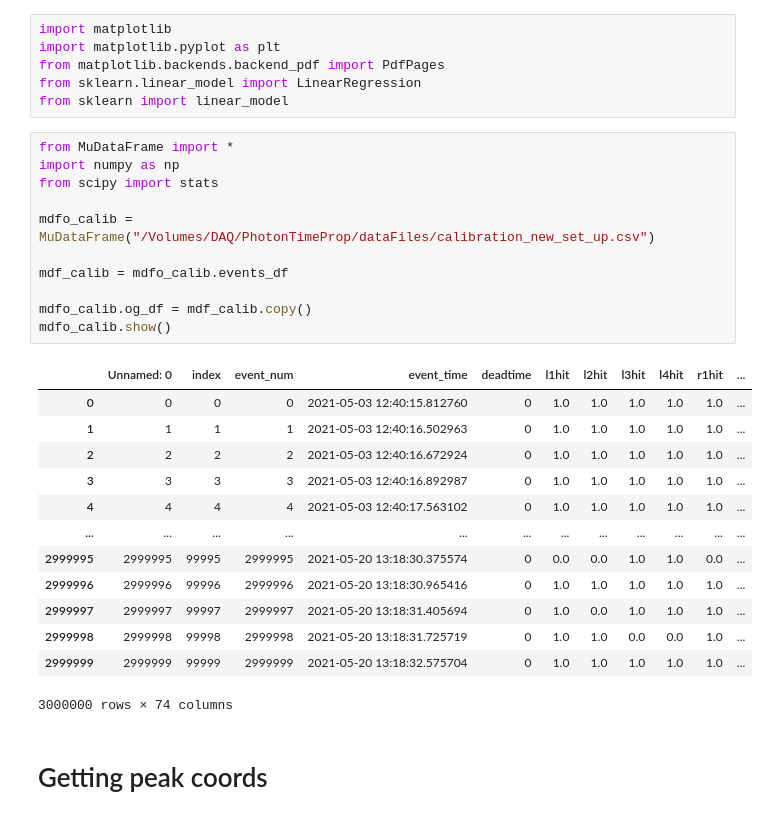
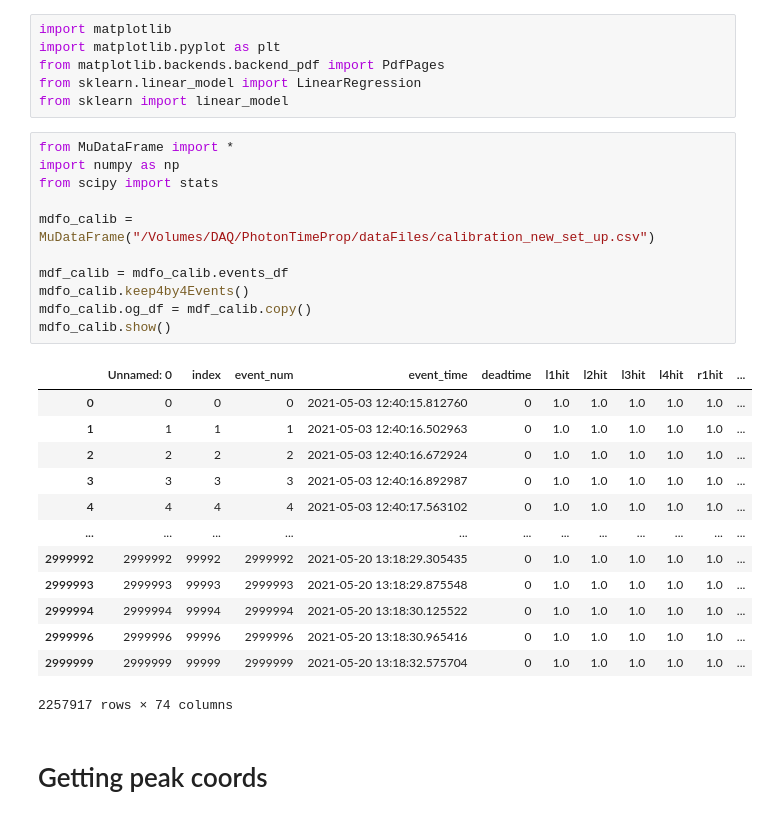
Before and after one commit to shanto268/CrateAnalysis, a Jupyter notebook: PhotonTimePropPreds.ipynb, the cells around one changed output. Saved outputs shown, nothing was run; the diff lists cells and outputs as text.

```diff
--- a/PhotonTimePropPreds.ipynb
+++ b/PhotonTimePropPreds.ipynb
@@ -7,28 +7,28 @@ from sklearn import linear_model
 # %%
 from MuDataFrame import *
 import numpy as np
 from scipy import stats
 
 mdfo_calib = MuDataFrame("/Volumes/DAQ/PhotonTimeProp/dataFiles/calibration_new_set_up.csv")
 
 mdf_calib = mdfo_calib.events_df
-
+mdfo_calib.keep4by4Events()
 mdfo_calib.og_df = mdf_calib.copy()
 mdfo_calib.show()
 # %% [output]
 |  | Unnamed: 0 | index | event_num | event_time | deadtime | l1hit | l2hit | l3hit | l4hit | r1hit | ... |
 | 0 | 0 | 0 | 0 | 2021-05-03 12:40:15.812760 | 0 | 1.0 | 1.0 | 1.0 | 1.0 | 1.0 | ... |
 | 1 | 1 | 1 | 1 | 2021-05-03 12:40:16.502963 | 0 | 1.0 | 1.0 | 1.0 | 1.0 | 1.0 | ... |
 | 2 | 2 | 2 | 2 | 2021-05-03 12:40:16.672924 | 0 | 1.0 | 1.0 | 1.0 | 1.0 | 1.0 | ... |
 | 3 | 3 | 3 | 3 | 2021-05-03 12:40:16.892987 | 0 | 1.0 | 1.0 | 1.0 | 1.0 | 1.0 | ... |
 | 4 | 4 | 4 | 4 | 2021-05-03 12:40:17.563102 | 0 | 1.0 | 1.0 | 1.0 | 1.0 | 1.0 | ... |
 | ... | ... | ... | ... | ... | ... | ... | ... | ... | ... | ... | ... |
-| 2999995 | 2999995 | 99995 | 2999995 | 2021-05-20 13:18:30.375574 | 0 | 0.0 | 0.0 | 1.0 | 1.0 | 0.0 | ... |
+| 2999992 | 2999992 | 99992 | 2999992 | 2021-05-20 13:18:29.305435 | 0 | 1.0 | 1.0 | 1.0 | 1.0 | 1.0 | ... |
+| 2999993 | 2999993 | 99993 | 2999993 | 2021-05-20 13:18:29.875548 | 0 | 1.0 | 1.0 | 1.0 | 1.0 | 1.0 | ... |
+| 2999994 | 2999994 | 99994 | 2999994 | 2021-05-20 13:18:30.125522 | 0 | 1.0 | 1.0 | 1.0 | 1.0 | 1.0 | ... |
 | 2999996 | 2999996 | 99996 | 2999996 | 2021-05-20 13:18:30.965416 | 0 | 1.0 | 1.0 | 1.0 | 1.0 | 1.0 | ... |
-| 2999997 | 2999997 | 99997 | 2999997 | 2021-05-20 13:18:31.405694 | 0 | 1.0 | 0.0 | 1.0 | 1.0 | 1.0 | ... |
-| 2999998 | 2999998 | 99998 | 2999998 | 2021-05-20 13:18:31.725719 | 0 | 1.0 | 1.0 | 0.0 | 0.0 | 1.0 | ... |
 | 2999999 | 2999999 | 99999 | 2999999 | 2021-05-20 13:18:32.575704 | 0 | 1.0 | 1.0 | 1.0 | 1.0 | 1.0 | ... |
-3000000 rows × 74 columns
+2257917 rows × 74 columns
 # %% [markdown]
 # Getting peak coords
 # %%
```
Also changed, not shown: parts of 47 cells of this notebook.
